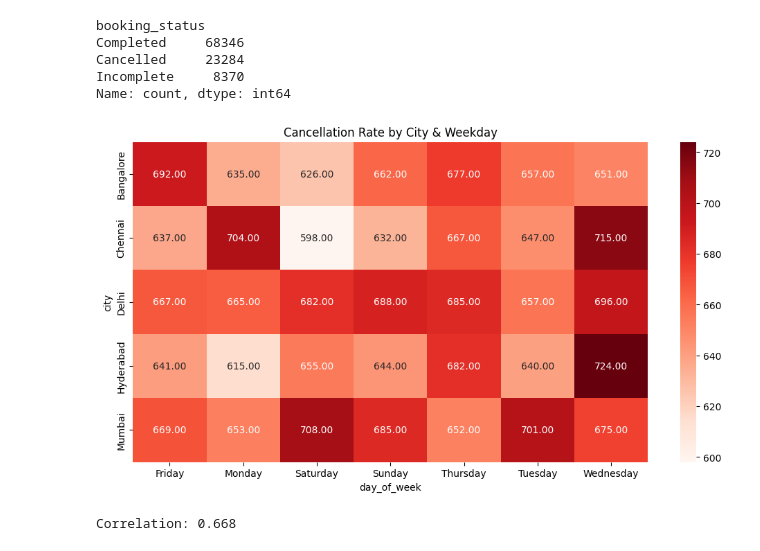
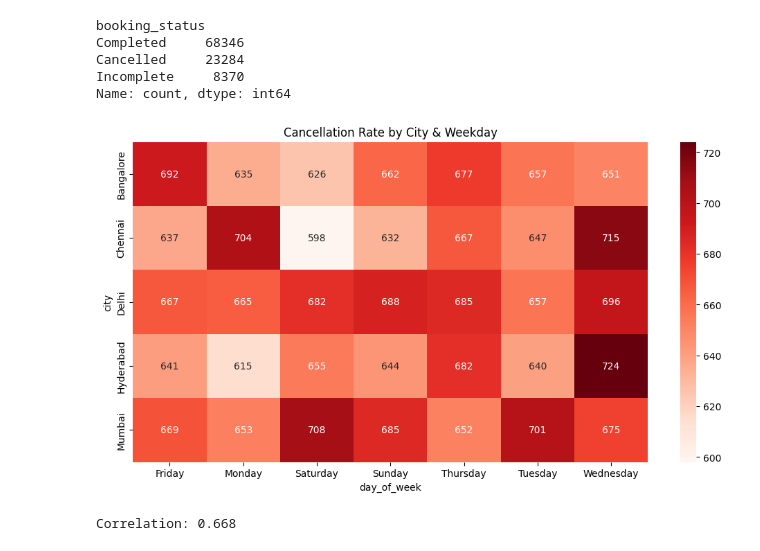
Before and after one commit to apuliadi88-aiml/AI_ML-Projects, a Jupyter notebook: eda.ipynb, the cells around one changed output. Drawn from its saved outputs; the diff is of its cells as text; code cells hidden in the pictures.

```diff
--- a/eda.ipynb
+++ b/eda.ipynb
@@ -98,23 +98,23 @@ Name: count, dtype: int64
 # %%
 # Cancellation heatmap across cities
 
 cancelled_df = df[df['booking_status'] == 'Cancelled']
 cancel_count = cancelled_df.groupby('city').size().reset_index(name='cancel_count')
 
 # Plotting cancellation count by city using heatmap
 pivot = df.pivot_table(
     values='booking_status',
     index='city',
     columns='day_of_week',
     aggfunc=lambda x: (x == 'Cancelled').sum()
 )
 
 plt.figure(figsize=(12,6))
-sns.heatmap(pivot, annot=True, fmt=".2f", cmap='Reds')
+sns.heatmap(pivot, annot=True, fmt="d", cmap='Reds')
 plt.title('Cancellation Rate by City & Weekday')
 plt.show()
 # %% [output]
-[figure, old version]
+[figure, new version]
 # %%
 # Distance vs Fare correlation
 corr_value = df['ride_distance_km'].corr(df['booking_value'])
```
Also changed, not shown: parts of 2 cells of this notebook.
